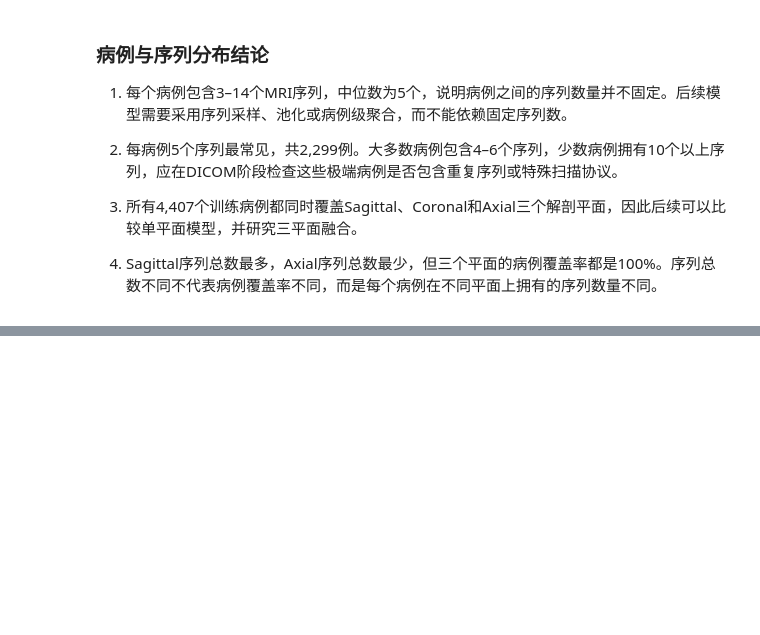
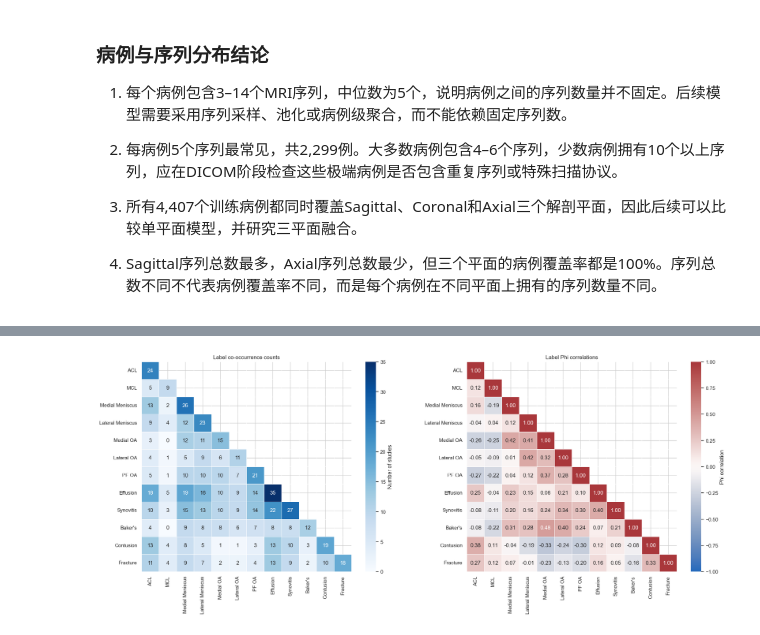
Before and after one commit to zhaozhe0907-afk/kaggle-RSNA-Knee-Abnormality-Detection, a Jupyter notebook: notebooks/01_eda.ipynb, the cells around one changed output, grey strips where cells are left out. Saved outputs shown, nothing was run; the diff lists cells and outputs as text; code cells hidden in the pictures; blank space fills up the shorter version.

```diff
--- a/notebooks/01_eda.ipynb
+++ b/notebooks/01_eda.ipynb
@@ -331,0 +336,62 @@ plt.show()
+# %%
+labeled_train = train.loc[
+    fully_labeled,
+    [id_col] + label_cols,
+].copy()
+
+label_matrix = labeled_train[label_cols].astype(int)
+
+# 两个标签同时为1的病例数
+co_occurrence = label_matrix.T @ label_matrix
+
+# 对二元变量，Pearson相关系数等价于Phi相关系数
+label_correlation = label_matrix.corr()
+
+assert len(labeled_train) == 58
+assert co_occurrence.shape == (12, 12)
+assert label_correlation.shape == (12, 12)
+# %%
+upper_triangle = np.triu(
+    np.ones_like(co_occurrence, dtype=bool),
+    k=1,
+)
+
+fig, axes = plt.subplots(
+    nrows=1,
+    ncols=2,
+    figsize=(20, 8),
+    constrained_layout=True,
+)
+
+sns.heatmap(
+    co_occurrence,
+    mask=upper_triangle,
+    annot=True,
+    fmt="d",
+    cmap="Blues",
+    square=True,
+    linewidths=0.5,
+    cbar_kws={"label": "Number of studies"},
+    ax=axes[0],
+)
+axes[0].set_title("Label co-occurrence counts")
+
+sns.heatmap(
+    label_correlation,
+    mask=upper_triangle,
+    annot=True,
+    fmt=".2f",
+    cmap="vlag",
+    center=0,
+    vmin=-1,
+    vmax=1,
+    square=True,
+    linewidths=0.5,
+    cbar_kws={"label": "Phi correlation"},
+    ax=axes[1],
+)
+axes[1].set_title("Label Phi correlations")
+
+plt.show()
+# %% [output]
+[figure, added]
```
Also changed, not shown: parts of 32 cells of this notebook, 2 other files.
